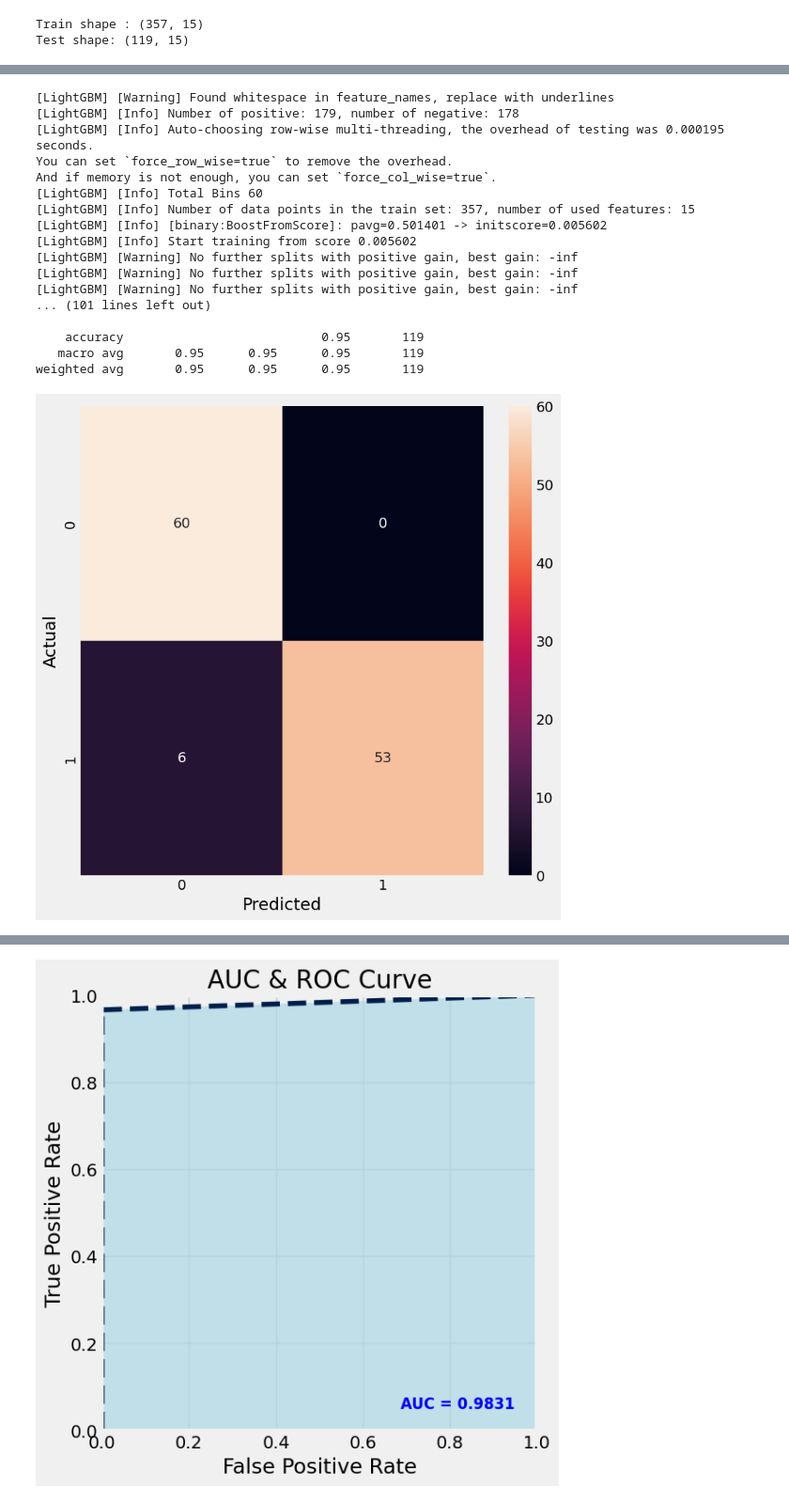
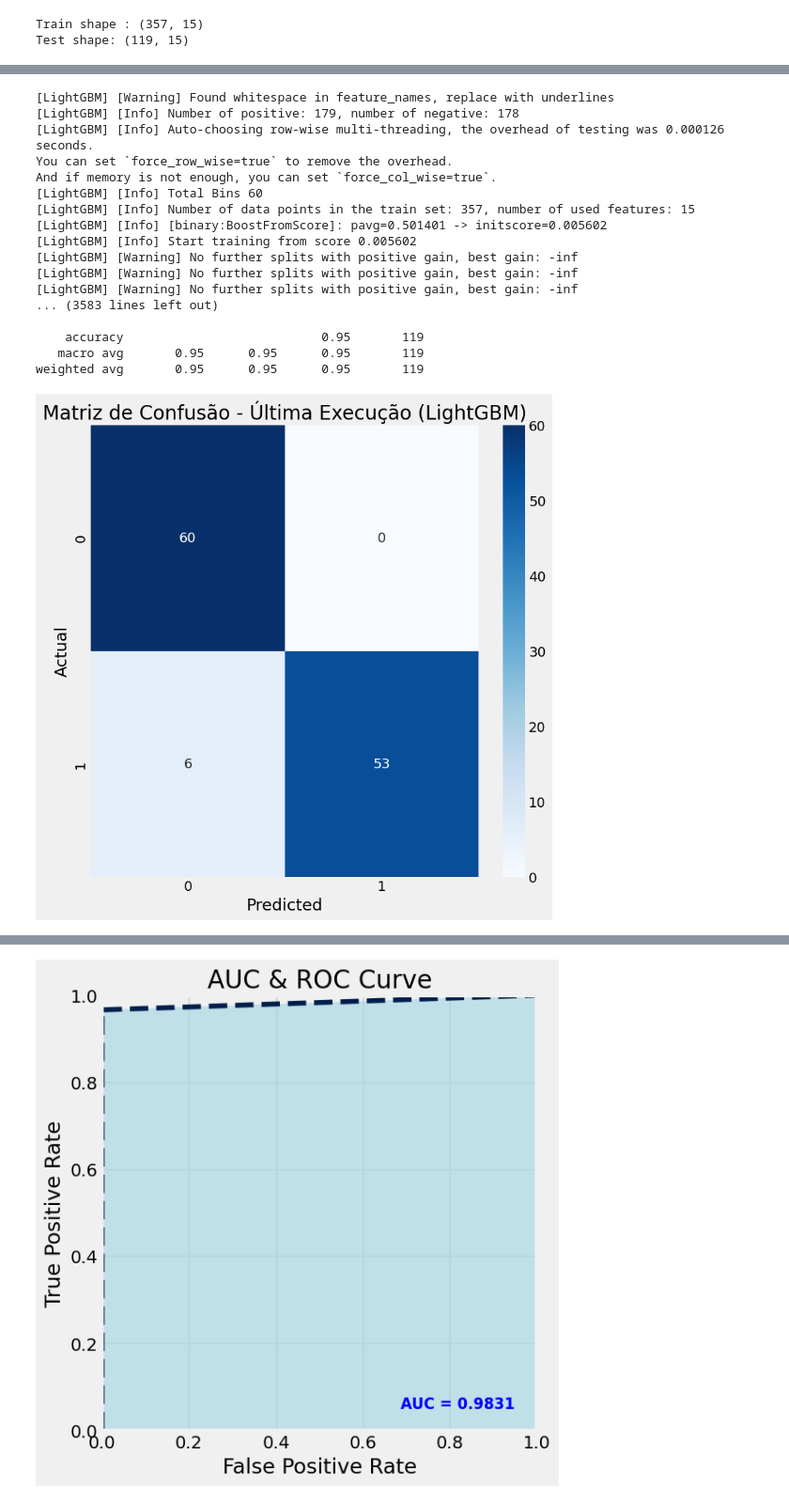
Before and after one commit to DevSamuelMuniz/modelo-ia, a Jupyter notebook: modelo.ipynb, the cells around one changed output, grey strips where cells are left out. Shown at 94% size. Saved outputs shown, nothing was run; the diff lists cells and outputs as text; code cells hidden in the pictures.

```diff
--- a/modelo.ipynb
+++ b/modelo.ipynb
@@ -403,31 +585,49 @@ Best Parameter: {'n_estimators': 150, 'learning_rate': 0.25}
 # %%
 import lightgbm as lgb
-model = lgb.LGBMClassifier()
-model.fit(X_train, y_train)
-y_pred=model.predict(X_test)
-confusion=confusion_matrix(y_test,y_pred)
-plt.figure(figsize=(8,8))
-sns.heatmap(confusion,annot=True)
+from sklearn.metrics import confusion_matrix, classification_report
+import matplotlib.pyplot as plt
+import seaborn as sns
+
+relatorios_lgb = []
+matriz_final = None
+
+for i in range(30):
+    model = lgb.LGBMClassifier()
+    model.fit(X_train, y_train)
+    y_pred = model.predict(X_test)
+
+    if i == 29:
+        matriz_final = confusion_matrix(y_test, y_pred)
+
+    relatorios_lgb.append(classification_report(y_test, y_pred, output_dict=True))
+
+    print(f"\n=== RELATÓRIO {i+1} ===")
+    print(classification_report(y_test, y_pred))
+
+# Exibe a matriz de confusão da última execução
+plt.figure(figsize=(8, 8))
+sns.heatmap(matriz_final, annot=True, cmap="Blues", fmt="d")
 plt.xlabel("Predicted")
 plt.ylabel("Actual")
-print(classification_report(y_test,y_pred))
+plt.title("Matriz de Confusão - Última Execução (LightGBM)")
+plt.show()
 # %% [output]
 [LightGBM] [Warning] Found whitespace in feature_names, replace with underlines
 [LightGBM] [Info] Number of positive: 179, number of negative: 178
-[LightGBM] [Info] Auto-choosing row-wise multi-threading, the overhead of testing was 0.000195 seconds.
+[LightGBM] [Info] Auto-choosing row-wise multi-threading, the overhead of testing was 0.000126 seconds.
 You can set `force_row_wise=true` to remove the overhead.
 And if memory is not enough, you can set `force_col_wise=true`.
 [LightGBM] [Info] Total Bins 60
 [LightGBM] [Info] Number of data points in the train set: 357, number of used features: 15
 [LightGBM] [Info] [binary:BoostFromScore]: pavg=0.501401 -> initscore=0.005602
 [LightGBM] [Info] Start training from score 0.005602
 [LightGBM] [Warning] No further splits with positive gain, best gain: -inf
 [LightGBM] [Warning] No further splits with positive gain, best gain: -inf
 [LightGBM] [Warning] No further splits with positive gain, best gain: -inf
-... (101 lines left out)
+... (3583 lines left out)
 
     accuracy                           0.95       119
    macro avg       0.95      0.95      0.95       119
 weighted avg       0.95      0.95      0.95       119
-[figure, old version]
+[figure, new version]
 # %%
```
Also changed, not shown: parts of 10 cells of this notebook, 2 other files.
